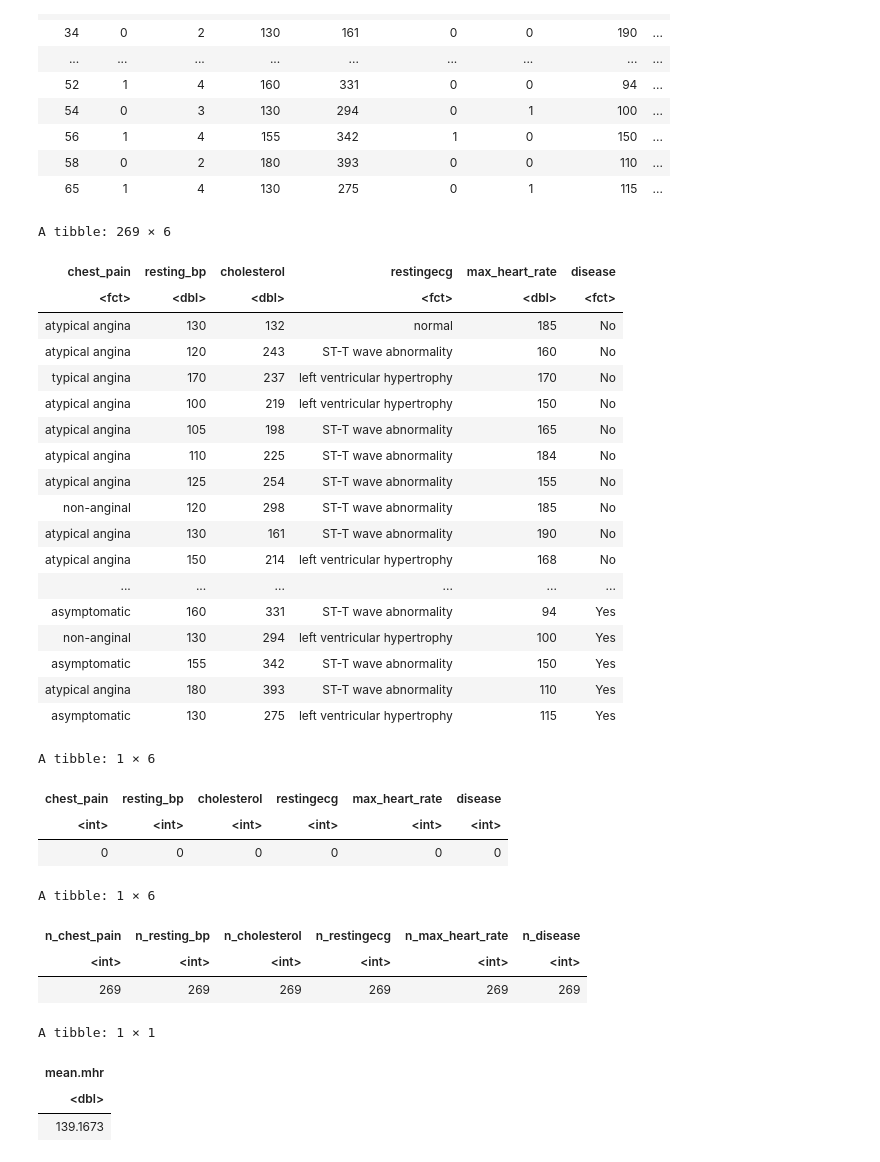
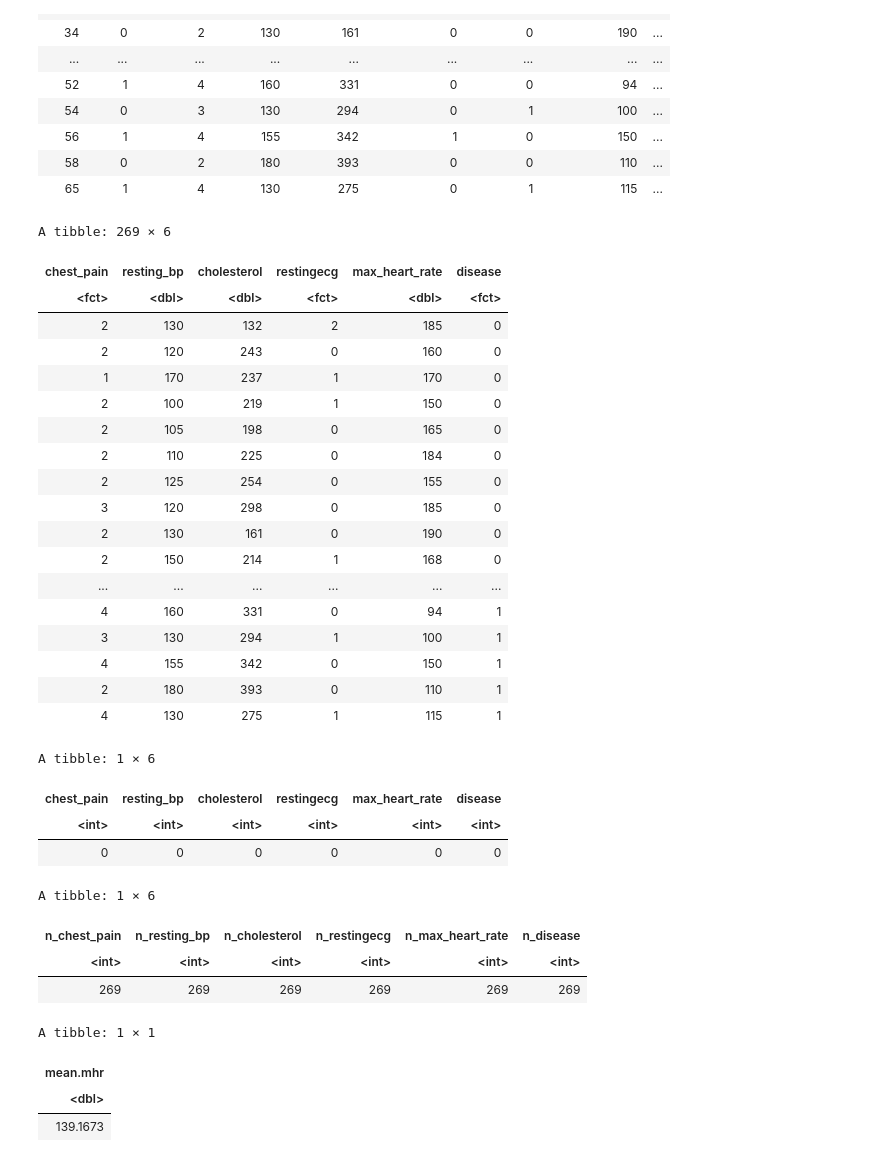
Before and after one commit to drew-gnaw/DSCI100-G81, a Jupyter notebook: WebImport.ipynb, the cells around one changed output. Saved outputs shown, nothing was run; the diff lists cells and outputs as text; code cells hidden in the pictures.

Commit message:
Commented out factor level renaming

```diff
--- a/WebImport.ipynb
+++ b/WebImport.ipynb
@@ -50,52 +50,53 @@ heart_data_tidy <- heart_data |> select(chest_pain, resting_bp, cholesterol, res
                    filter(chest_pain!= "?", resting_bp!= "?", cholesterol!= "?", restingecg!= "?", max_heart_rate!= "?", disease!= "?") |>
                    mutate(chest_pain = as_factor(chest_pain),
                           resting_bp = as.numeric(resting_bp),
                           cholesterol = as.numeric(cholesterol),
                           restingecg = as_factor(restingecg),
                           max_heart_rate = as.numeric(max_heart_rate),
                           disease = as_factor(disease))
-levels(heart_data_tidy$chest_pain) <- c("typical angina", "atypical angina", "non-anginal", "asymptomatic")
-levels(heart_data_tidy$restingecg) <- c("normal", "ST-T wave abnormality", "left ventricular hypertrophy")
-levels(heart_data_tidy$disease) <- c("No", "Yes")
+
+#levels(heart_data_tidy$chest_pain) <- c("typical angina", "atypical angina", "non-anginal", "asymptomatic")
+#levels(heart_data_tidy$restingecg) <- c("normal", "ST-T wave abnormality", "left ventricular hypertrophy")
+#levels(heart_data_tidy$disease) <- c("No", "Yes")
 
 heart_data_tidy
 heart_data_miss_data_num <- heart_data_tidy|>
                         map_df(is.na)|>
                         map_df(sum)
 heart_data_miss_data_num
 
 heart_data_obs_num <- heart_data_tidy|>
      summarize(n_chest_pain = sum(!is.na(chest_pain)),
                n_resting_bp = sum(!is.na(resting_bp)),
                n_cholesterol = sum(!is.na(cholesterol)),
                n_restingecg = sum(!is.na(restingecg)),
                n_max_heart_rate = sum(!is.na(max_heart_rate)),
                n_disease = sum(!is.na(disease)))
 heart_data_obs_num
 
 heart_data_max_heart_rate_mean <- heart_data_tidy|>
                                   summarize(mean.mhr=mean(max_heart_rate, na.rm=TRUE))
 heart_data_max_heart_rate_mean
 # %% [output]
 A tibble: 269 × 6
 | chest_pain | resting_bp | cholesterol | restingecg | max_heart_rate | disease |
 | <fct> | <dbl> | <dbl> | <fct> | <dbl> | <fct> |
-| atypical angina | 130 | 132 | normal | 185 | No |
-| atypical angina | 120 | 243 | ST-T wave abnormality | 160 | No |
-| typical angina | 170 | 237 | left ventricular hypertrophy | 170 | No |
-| atypical angina | 100 | 219 | left ventricular hypertrophy | 150 | No |
-| atypical angina | 105 | 198 | ST-T wave abnormality | 165 | No |
-| atypical angina | 110 | 225 | ST-T wave abnormality | 184 | No |
-| atypical angina | 125 | 254 | ST-T wave abnormality | 155 | No |
-| non-anginal | 120 | 298 | ST-T wave abnormality | 185 | No |
-| atypical angina | 130 | 161 | ST-T wave abnormality | 190 | No |
-| atypical angina | 150 | 214 | left ventricular hypertrophy | 168 | No |
+| 2 | 130 | 132 | 2 | 185 | 0 |
+| 2 | 120 | 243 | 0 | 160 | 0 |
+| 1 | 170 | 237 | 1 | 170 | 0 |
+| 2 | 100 | 219 | 1 | 150 | 0 |
+| 2 | 105 | 198 | 0 | 165 | 0 |
+| 2 | 110 | 225 | 0 | 184 | 0 |
+| 2 | 125 | 254 | 0 | 155 | 0 |
+| 3 | 120 | 298 | 0 | 185 | 0 |
+| 2 | 130 | 161 | 0 | 190 | 0 |
+| 2 | 150 | 214 | 1 | 168 | 0 |
 | ... | ... | ... | ... | ... | ... |
-| asymptomatic | 160 | 331 | ST-T wave abnormality | 94 | Yes |
-| non-anginal | 130 | 294 | left ventricular hypertrophy | 100 | Yes |
-| asymptomatic | 155 | 342 | ST-T wave abnormality | 150 | Yes |
-| atypical angina | 180 | 393 | ST-T wave abnormality | 110 | Yes |
-| asymptomatic | 130 | 275 | left ventricular hypertrophy | 115 | Yes |
+| 4 | 160 | 331 | 0 | 94 | 1 |
+| 3 | 130 | 294 | 1 | 100 | 1 |
+| 4 | 155 | 342 | 0 | 150 | 1 |
+| 2 | 180 | 393 | 0 | 110 | 1 |
+| 4 | 130 | 275 | 1 | 115 | 1 |
 A tibble: 1 × 6
 | chest_pain | resting_bp | cholesterol | restingecg | max_heart_rate | disease |
 | <int> | <int> | <int> | <int> | <int> | <int> |
```
Also changed, not shown: parts of 1 cell of this notebook.
